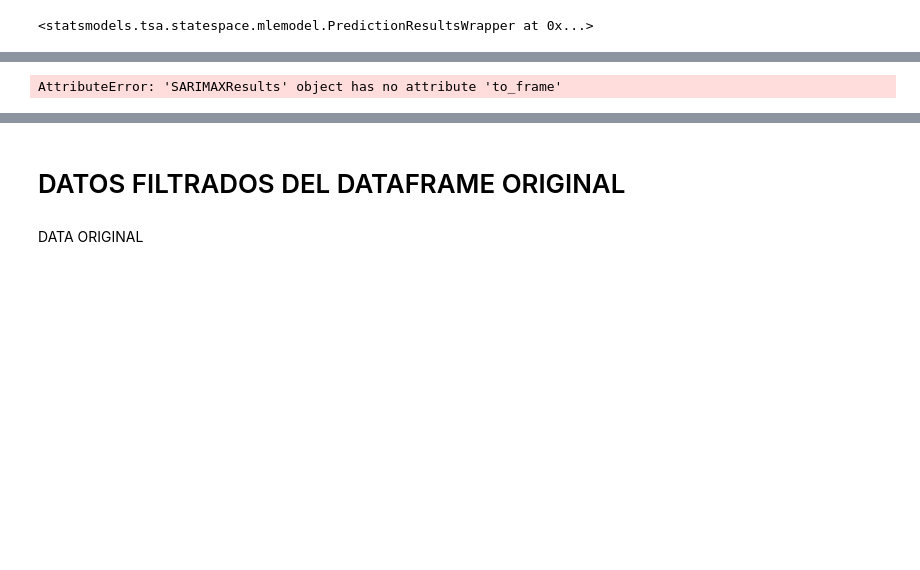
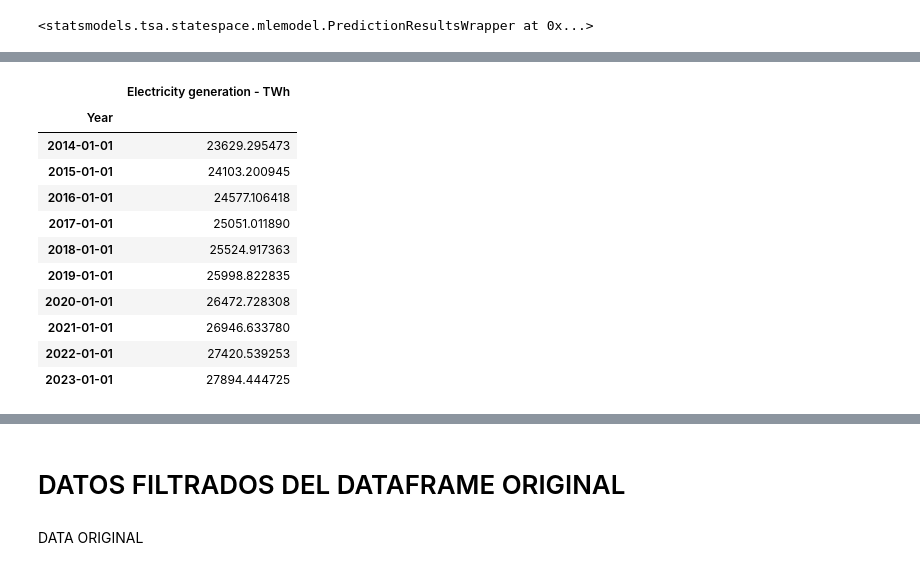
Before and after one commit to Nicolaschavez2000/energy_production, a Jupyter notebook: Prediccion_version1 (1).ipynb, the cells around one changed output, grey strips where cells are left out. Saved outputs shown, nothing was run; the diff lists cells and outputs as text; code cells hidden in the pictures; blank space fills up the shorter version.

```diff
--- a/Prediccion_version1 (1).ipynb
+++ b/Prediccion_version1 (1).ipynb
@@ -279,7 +284,23 @@ forecast_sar
 Freq: AS-JAN, Name: predicted_mean, dtype: float64
-# %%
-f_sarima= scaler.inverse_transform(sarima.to_frame())    # Retroceder el MinMaxScaler
-dato_real_sarima = pd.DataFrame(np.exp(f_sarima),columns=['Electricity generation - TWh'],index=sarima.index) # Retroceder el logaritmo
-dato_real_sarima
-# %% [output]
-AttributeError: 'SARIMAXResults' object has no attribute 'to_frame'
+# %%
+forecast_sarima = sarima.get_forecast(steps=df_test.shape[0], alpha=0.05)
+forecast_sar = forecast_sarima.predicted_mean
+f_sarima = scaler.inverse_transform(forecast_sar.values.reshape(-1, 1))
+#dato_real_sarima = pd.DataFrame(np.exp(f_sarima), columns=['Electricity generation - TWh'])
+f_sarima = pd.DataFrame(f_sarima, columns=['Electricity generation - TWh'])
+
+f_sarima.index = df_test.index
+f_sarima
+# %% [output]
+|  | Electricity generation - TWh |
+| Year |  |
+| 2014-01-01 | 23629.295473 |
+| 2015-01-01 | 24103.200945 |
+| 2016-01-01 | 24577.106418 |
+| 2017-01-01 | 25051.011890 |
+| 2018-01-01 | 25524.917363 |
+| 2019-01-01 | 25998.822835 |
+| 2020-01-01 | 26472.728308 |
+| 2021-01-01 | 26946.633780 |
+| 2022-01-01 | 27420.539253 |
+| 2023-01-01 | 27894.444725 |
```
Also changed, not shown: parts of 7 cells of this notebook.
